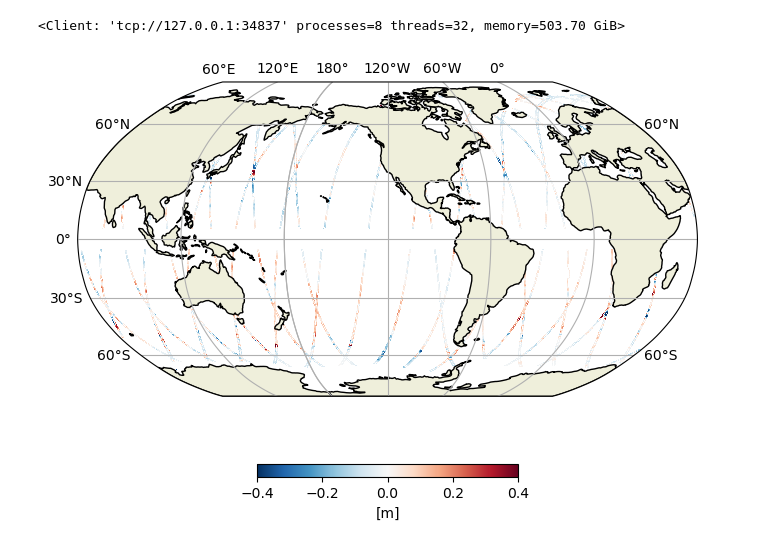
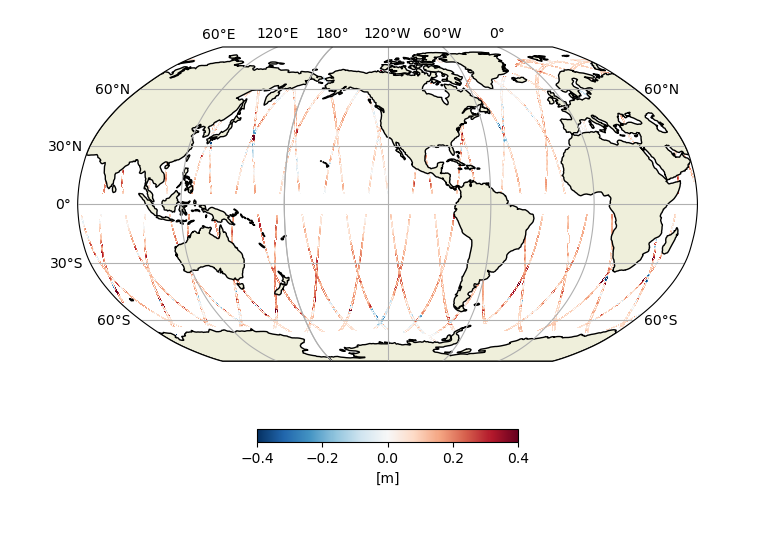
Before and after one commit to roxyboy/geosCalVal, a Jupyter notebook: SSHg.ipynb, the cells around one changed output. Saved outputs shown, nothing was run; the diff lists cells and outputs as text; code cells hidden in the pictures.

```diff
--- a/SSHg.ipynb
+++ b/SSHg.ipynb
@@ -1,7 +0,0 @@
-# %%
-from dask.distributed import Client
-
-client = Client("tcp://127.0.0.1:34837")
-client
-# %% [output]
-<Client: 'tcp://127.0.0.1:34837' processes=8 threads=32, memory=503.70 GiB>
@@ -58,7 +56,7 @@ ax = fig.add_subplot(1, 1, 1,
                      projection=ccrs.Robinson(central_longitude=240)
                     )
 ax.set_global()
-for ipass in range(1,26):
+for ipass in range(1,29):
     low = xr.open_zarr(op.join(ddir,"CalVal/geos/Pass%03d/SSHa.zarr"
                                % ipass)
                       ).ssha
@@ -77,43 +75,48 @@ for ipass in range(1,26):
                       transform=ccrs.PlateCarree(),
                       cmap='RdBu_r',
                       vmin=-.4, vmax=.4,
-                      rasterized=True)
+                           rasterized=True
+                      )
         ax.pcolormesh(long_adjusted.isel(num_lines=slice(nsep+400,None)),
                       lati.isel(num_lines=slice(nsep+400,None)),
                       low.isel(cycle_num=cnum,num_lines=slice(nsep+400,None)),
                       transform=ccrs.PlateCarree(),
                       cmap='RdBu_r',
                       vmin=-.4, vmax=.4,
-                      rasterized=True)
+                      rasterized=True
+                     )
     elif ipass == 25:
         ax.pcolormesh(long_adjusted.isel(num_lines=slice(2050,None)),
                       lati.isel(num_lines=slice(2050,None)),
                       low.isel(cycle_num=cnum,num_lines=slice(2050,None)),
                       transform=ccrs.PlateCarree(),
                       cmap='RdBu_r',
                       vmin=-.4, vmax=.4,
-                      rasterized=True)
+                      rasterized=True
+                     )
         ax.pcolormesh(long_adjusted.isel(num_lines=slice(None,1700)),
                       lati.isel(num_lines=slice(None,1700)),
                       low.isel(cycle_num=cnum,num_lines=slice(None,1700)),
                       transform=ccrs.PlateCarree(),
                       cmap='RdBu_r',
                       vmin=-.4, vmax=.4,
-                      rasterized=True)
+                      rasterized=True
+                     )
     else:
         ax.pcolormesh(long_adjusted, lati, low.isel(cycle_num=cnum),
                       transform=ccrs.PlateCarree(),
                       cmap='RdBu_r',
                       vmin=-.4, vmax=.4,
-                      rasterized=True)
+                      rasterized=True
+                     )
     del low, long_adjusted
 # ax.coastlines()
 ax.add_feature(cfeature.LAND, zorder=1, edgecolor='k')
 gl = ax.gridlines(draw_labels=True)
 gl.bottom_labels = False
 gl.right_labels = False
 cbar = fig.colorbar(im, ax=ax, orientation="horizontal", shrink=.3)
 cbar.set_label(r"[m]")
-plt.savefig(op.join(ddir,"../Figs/ssha-CalVal.pdf"))
+plt.savefig(op.join(ddir,"../Figs/ssha-CalVal.pdf"), dpi=450)
 # %% [output]
-[figure, old version]
+[figure, new version]
```
Also changed, not shown: parts of 1 cell of this notebook, 42 other files.
